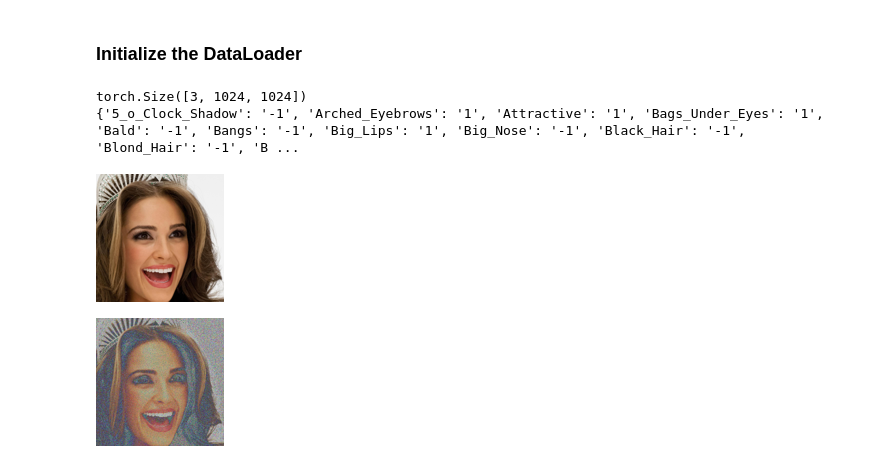
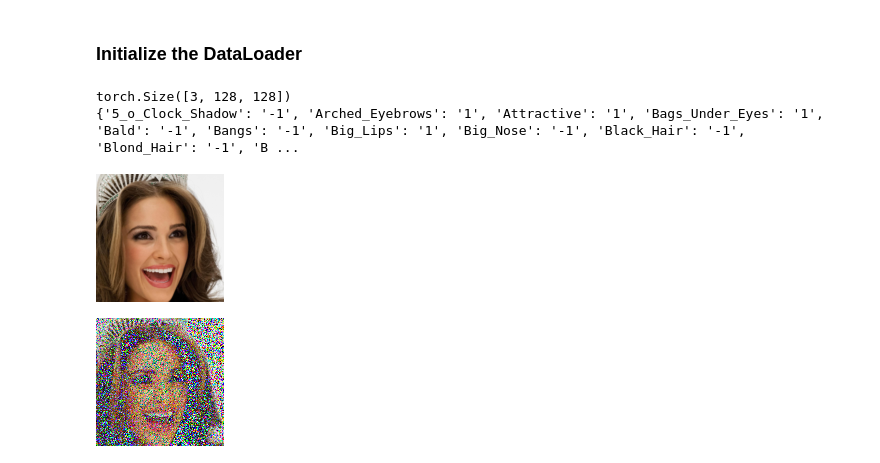
Before and after one commit to athmihir/Causal-Diffusion-Model, a Jupyter notebook: visualize.ipynb, the cells around one changed output. Cells and saved outputs as stored; diff of their text form; code cells hidden in the pictures.

```diff
--- a/visualize.ipynb
+++ b/visualize.ipynb
@@ -55,7 +55,7 @@ def visualize_image(image_tensor):
     '''Allows us to visualize an image tensor'''
     to_pil = ToPILImage()
     image_pil = to_pil(image_tensor)
-    image_pil.thumbnail((128,128))
+    # image_pil.thumbnail((128,128))
     return image_pil
 # %% [markdown]
 ### Hyperparameters
@@ -65,8 +68,8 @@ BATCH_SIZE = 1
 ### Initialize the DataLoader
 # %%
 transform = transforms.Compose([
-    transforms.Resize(1024),
-    transforms.CenterCrop(1024),
+    transforms.Resize(128),
+    transforms.CenterCrop(128),
     transforms.ToTensor(),
 ])
 
@@ -81,18 +84,18 @@ print(img.shape)
 print(labels)
 visualize_image(img)
 # %% [output]
-torch.Size([3, 1024, 1024])
+torch.Size([3, 128, 128])
 {'5_o_Clock_Shadow': '-1', 'Arched_Eyebrows': '1', 'Attractive': '1', 'Bags_Under_Eyes': '1', 'Bald': '-1', 'Bangs': '-1', 'Big_Lips': '1', 'Big_Nose': '-1', 'Black_Hair': '-1', 'Blond_Hair': '-1', 'B ...
 [figure]
 # %%
-device = torch.device("cuda:7") if torch.cuda.is_available() else 'cpu'
+
 
 noise_scheduler = DPMSolverMultistepScheduler(num_train_timesteps=1000)
 img2 = img.unsqueeze(0)
 noise = torch.randn_like(img)
 noisy_image = noise_scheduler.add_noise(img2, noise, torch.tensor([950]))
 noisy_image = noisy_image[0]
 visualize_image(noisy_image)
 # %% [output]
-[figure, old version]
+[figure, new version]
 # %%
```
Also changed, not shown: parts of 6 cells of this notebook.
